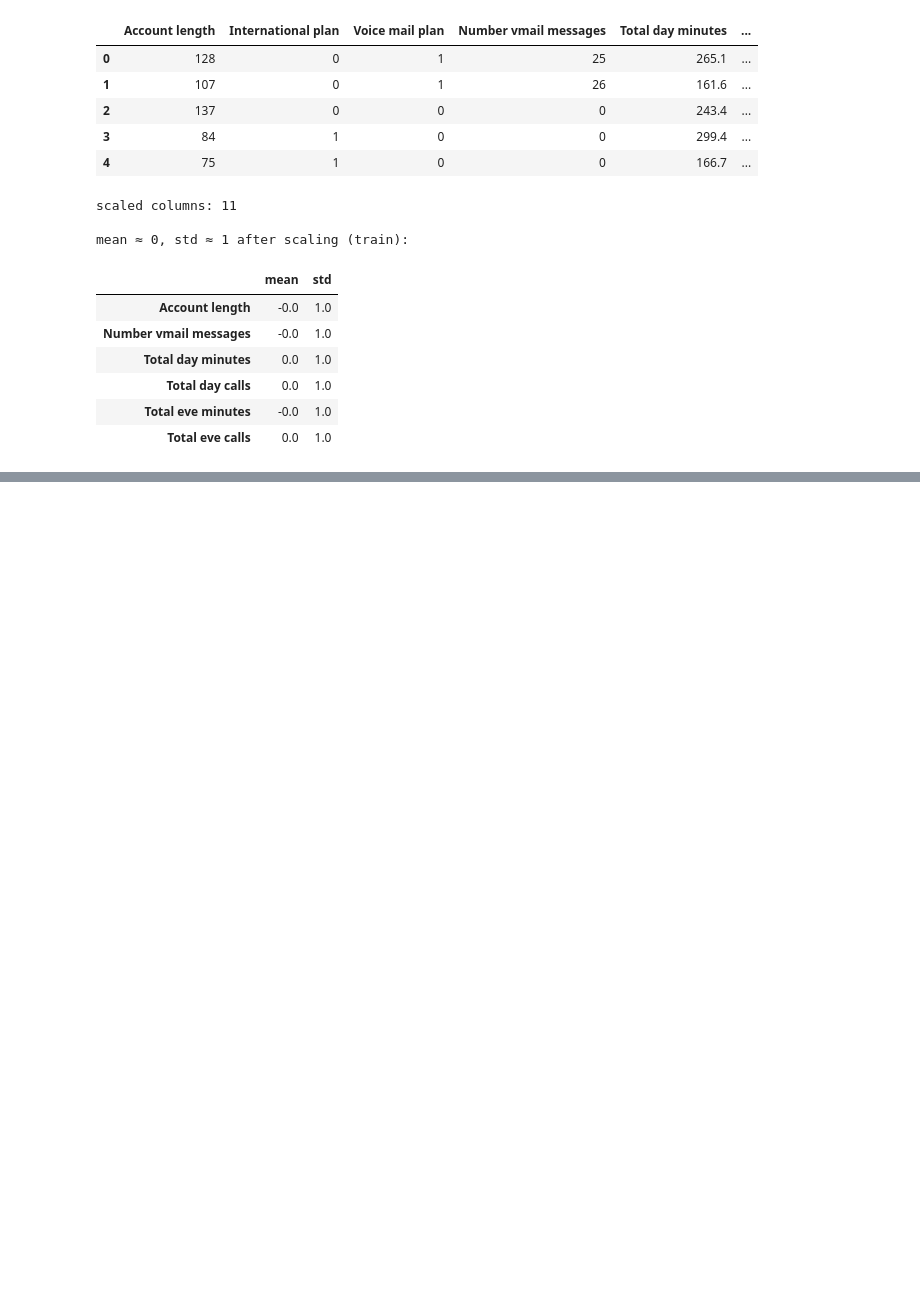
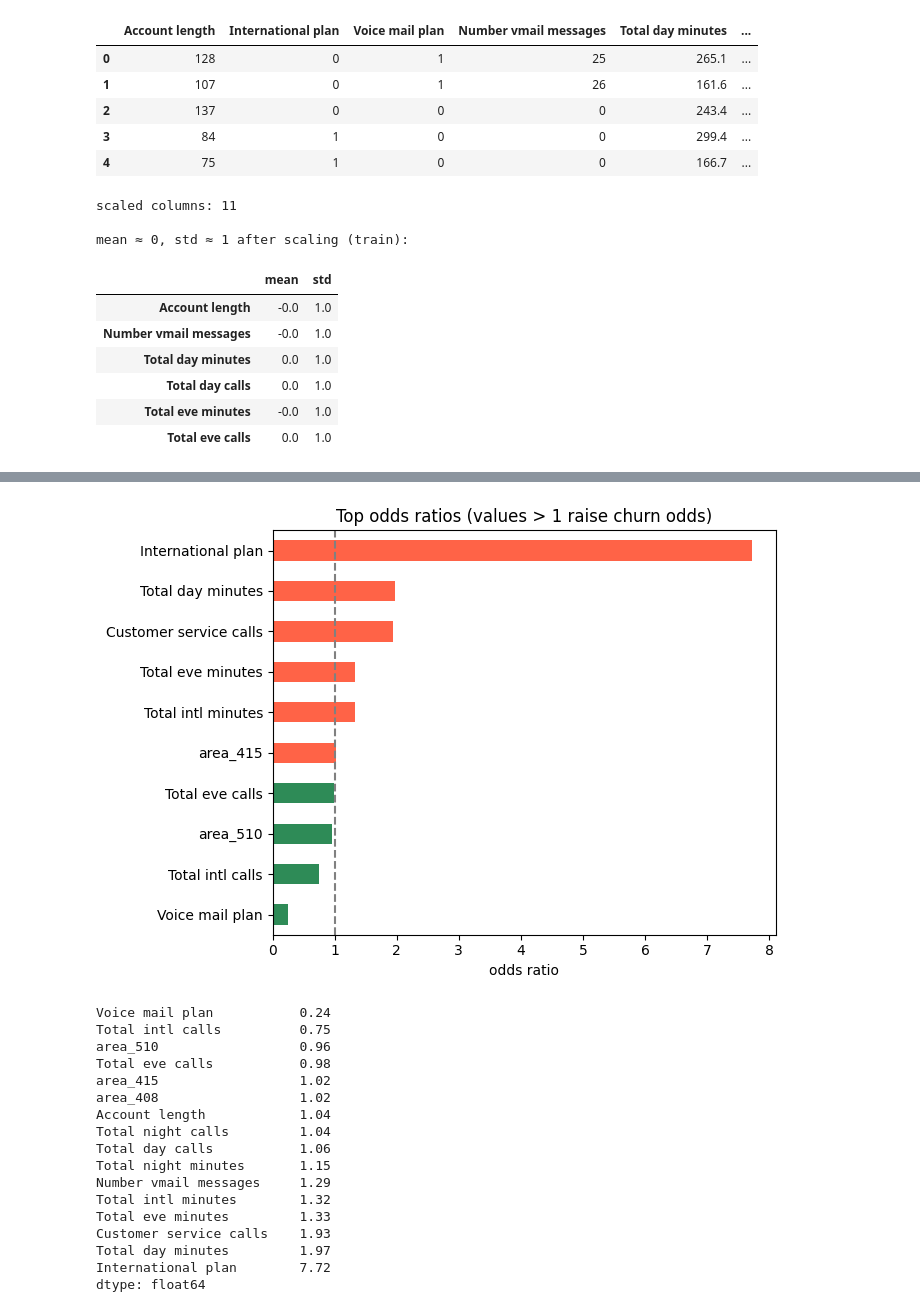
Before and after one commit to meherabmehu/ml-internship-codveda, a Jupyter notebook: level-2-intermediate/01_logistic_regression_churn.ipynb, the cells around one changed output, grey strips where cells are left out. Cells and saved outputs as stored; diff of their text form; code cells hidden in the pictures; blank space fills up the shorter version.

Commit message:
train logistic regression and read the odds ratios

```diff
--- a/level-2-intermediate/01_logistic_regression_churn.ipynb
+++ b/level-2-intermediate/01_logistic_regression_churn.ipynb
@@ -147,0 +155,10 @@ mean ≈ 0, std ≈ 1 after scaling (train):
+# %%
+from sklearn.linear_model import LogisticRegression
+
+model = LogisticRegression(max_iter=1000)
+model.fit(X_train, y_train)
+print('train accuracy:', round(model.score(X_train, y_train), 3))
+
+coef = pd.Series(model.coef_[0], index=X_train.columns).sort_values()
+print(f'\nintercept: {model.intercept_[0]:.2f}')
+coef
@@ -147,0 +186,34 @@ mean ≈ 0, std ≈ 1 after scaling (train):
+# %%
+# odds ratios
+odds = np.exp(coef).sort_values()
+
+plt.figure(figsize=(7, 5))
+top = pd.concat([odds.head(5), odds.tail(5)])
+colors = ['tomato' if v > 1 else 'seagreen' for v in top]
+top.plot(kind='barh', color=colors)
+plt.axvline(1, color='gray', ls='--')
+plt.title('Top odds ratios (values > 1 raise churn odds)')
+plt.xlabel('odds ratio')
+plt.tight_layout()
+plt.show()
+
+print(odds.round(2))
+# %% [output]
+[figure, added]
+Voice mail plan           0.24
+Total intl calls          0.75
+area_510                  0.96
+Total eve calls           0.98
+area_415                  1.02
+area_408                  1.02
+Account length            1.04
+Total night calls         1.04
+Total day calls           1.06
+Total night minutes       1.15
+Number vmail messages     1.29
+Total intl minutes        1.32
+Total eve minutes         1.33
+Customer service calls    1.93
+Total day minutes         1.97
+International plan        7.72
+dtype: float64
```
Also changed, not shown: parts of 3 cells of this notebook.
